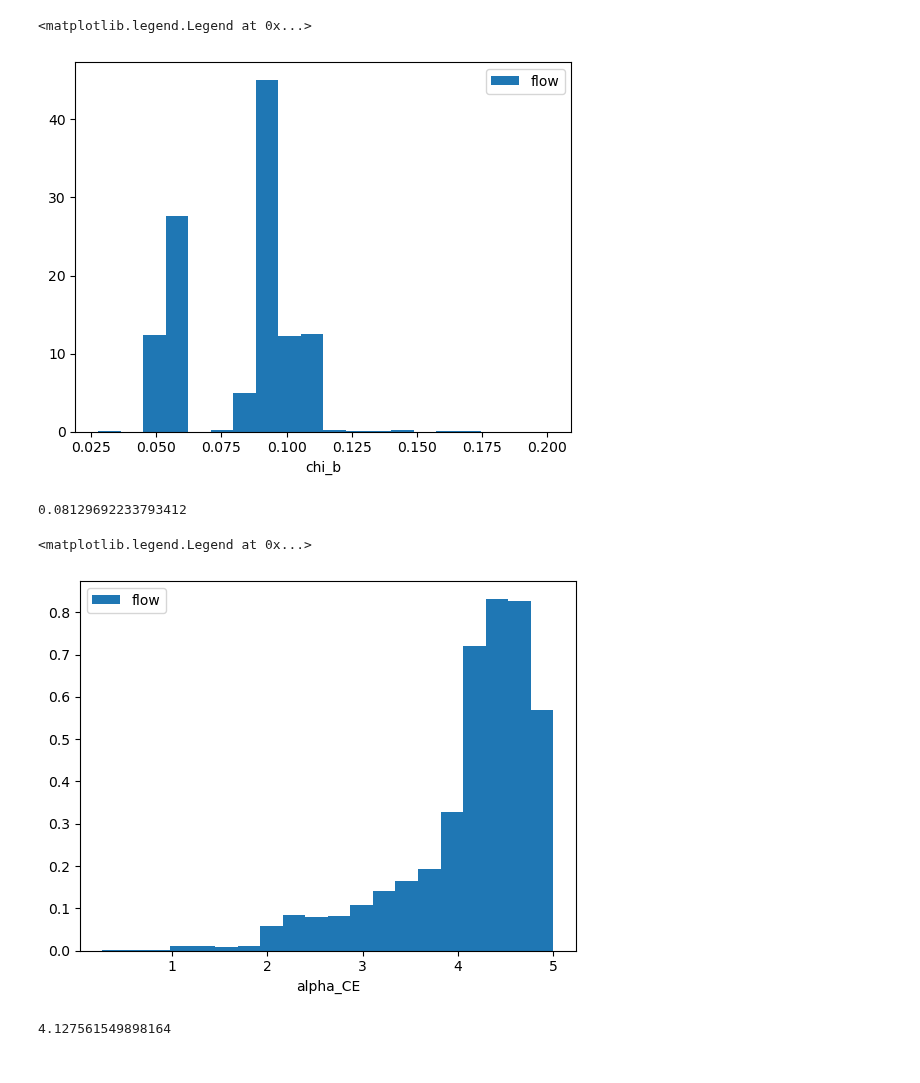
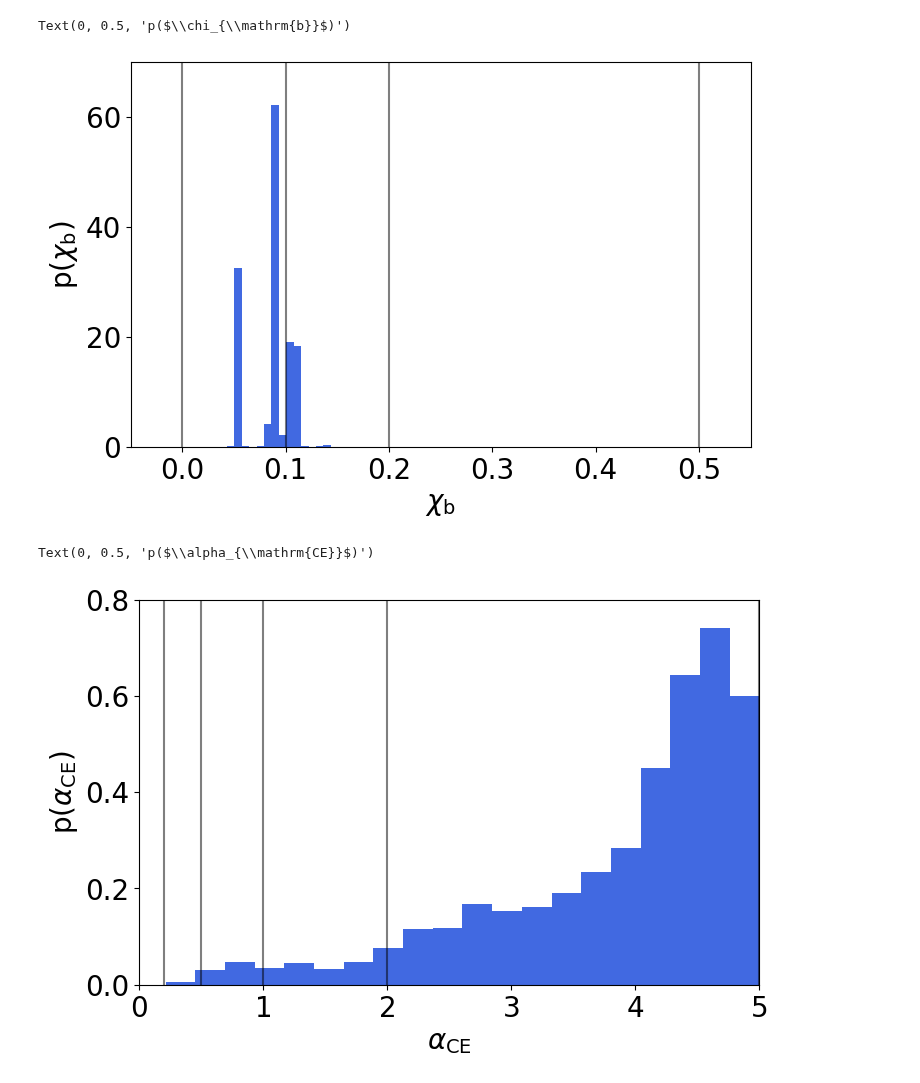
Before and after one commit to scolloms/AMAZE_model_selection, a Jupyter notebook: rns/postsample_analyses_continu.ipynb, the cells around one changed output. Saved outputs shown, nothing was run; the diff lists cells and outputs as text; code cells hidden in the pictures.

Commit message:
plots sampling and training points

```diff
--- a/rns/postsample_analyses_continu.ipynb
+++ b/rns/postsample_analyses_continu.ipynb
@@ -8,40 +9,55 @@ from copy import deepcopy
 
 from scipy.stats import dirichlet
 # %%
-flow_filename = '/data/wiay/2297403c/amaze_model_select/AMAZE_model_selection/rns/Flows_110324_continous/output.hdf5'
-#de_filename = '/Users/stormcolloms/Documents/PhD/Project_work/AMAZE_model_selection/rns/KDEs_280224_strictregularosation/output.hdf5'
-flow_file = h5py.File(flow_filename, 'r')#
-#kde_file = h5py.File(kde_filename, 'r')
+flow_filename = '/Users/stormcolloms/Documents/PhD/Project_work/AMAZE_model_selection/rns/Flows_200324_contcorrectalpha/output.hdf5'
+flow_file = h5py.File(flow_filename, 'r')
+
+chi_b = [0.,0.1,0.2,0.5]
+alpha = [0.2,0.5,1.,2.,5.]
 # %%
 #relative samples in each chi_b
-chi_b_samps = list(flow_file['model_selection']['samples']['block0_values'][:,0])
+#relative samples in each alpha
+plt.rcParams.update({'font.size': 20})
+fig = plt.figure(figsize=(8,5))
 
-plt.hist(chi_b_samps, density=True, label='flow', bins=20)
-plt.xlabel('chi_b')
-plt.legend()
+alpha_samps = list(flow_file['model_selection']['samples']['block0_values'][:,0])
+
+plt.hist(alpha_samps, density=True, label='flow', color='royalblue', bins=18)
+for x in chi_b:
+    plt.vlines(x, 0, 70, color='black', alpha=0.5)
+plt.ylim(0,70)
+plt.xlim(-0.05,.55)
+label = '$\chi_{\mathrm{b}}$'
+plt.xlabel(r'$\chi_{\mathrm{b}}$')
+plt.ylabel(r'p($\chi_{\mathrm{b}}$)')
+#plt.savefig('/Users/stormcolloms/Documents/PhD/Project_work/AMAZE_model_selection/rns/Flows_140224_regularisation/plots/alpha_flow_KDEcomp.pdf')
 #plt.savefig('/Users/stormcolloms/Documents/PhD/Project_work/AMAZE_model_selection/rns/Flows_140224_regularisation/plots/chib_flow_KDEcomp.pdf')
 # %% [output]
-<matplotlib.legend.Legend at 0x...>
+Text(0, 0.5, 'p($\\chi_{\\mathrm{b}}$)')
-[figure, old version]
+[figure, new version]
 # %%
 np.mean(chi_b_samps)
-# %% [output]
-0.08129692233793412
 # %%
 #relative samples in each alpha
+plt.rcParams.update({'font.size': 20})
+fig = plt.figure(figsize=(8,5))
+
 alpha_samps = list(flow_file['model_selection']['samples']['block0_values'][:,1])
 
-plt.hist(alpha_samps, density=True, label='flow', bins=20)
-plt.xlabel('alpha_CE')
-plt.legend()
+plt.hist(alpha_samps, density=True, label='flow', color='royalblue', bins=20)
+for a in alpha:
+    plt.vlines(a, 0, 0.8, color='black', alpha=0.5)
+plt.ylim(0,0.8)
+plt.xlim(0,5)
+label = '$\alpha_{\mathrm{CE}}$'
+plt.xlabel(r'$\alpha_{\mathrm{CE}}$')
+plt.ylabel(r'p($\alpha_{\mathrm{CE}}$)')
 #plt.savefig('/Users/stormcolloms/Documents/PhD/Project_work/AMAZE_model_selection/rns/Flows_140224_regularisation/plots/alpha_flow_KDEcomp.pdf')
 # %% [output]
-<matplotlib.legend.Legend at 0x...>
+Text(0, 0.5, 'p($\\alpha_{\\mathrm{CE}}$)')
-[figure, old version]
+[figure, new version]
 # %%
 np.mean(alpha_samps)
-# %% [output]
-4.127561549898164
 # %%
 #corner plots of betas
 branching_fracs = np.array(flow_file['model_selection']['samples']['block0_values'])
```
Also changed, not shown: parts of 6 cells of this notebook.
